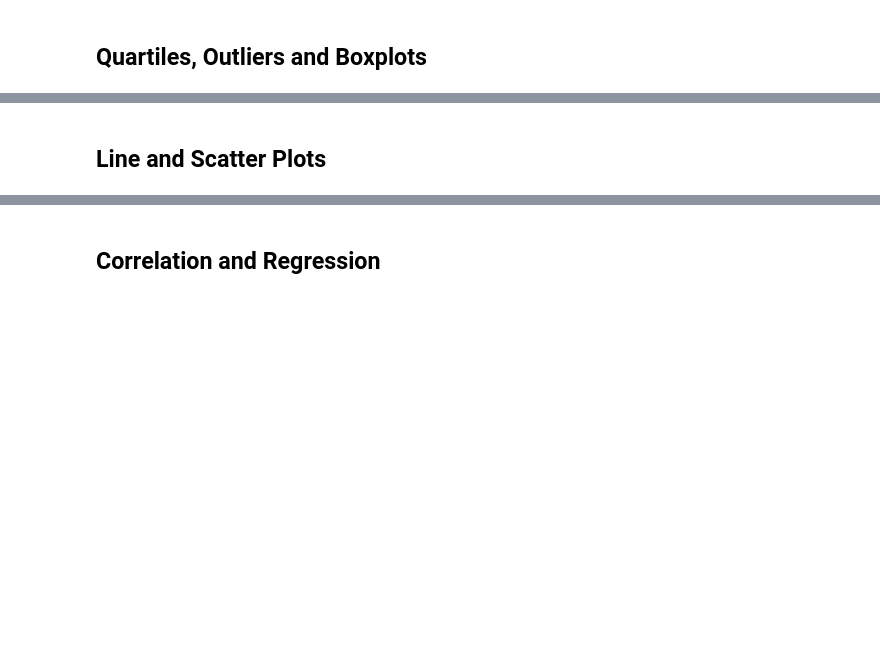
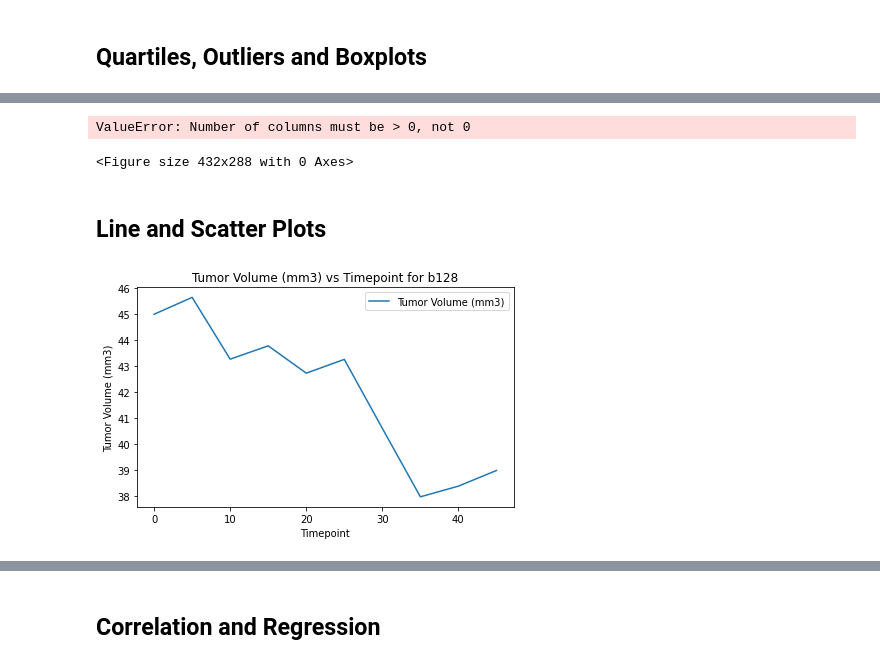
Before and after one commit to jeodaysju/plot-challenge, a Jupyter notebook: pymaceuticals_starter.ipynb, the cells around one changed output, grey strips where cells are left out. Drawn from its saved outputs; the diff is of its cells as text; code cells hidden in the pictures; blank space fills up the shorter version.

```diff
--- a/pymaceuticals_starter.ipynb
+++ b/pymaceuticals_starter.ipynb
@@ -286,2 +379,24 @@ plt.show()
+# %%
+# Generate a box plot of the final tumor volume of each mouse across four regimens of interest
+
+# Example outlier plot of reaction times
+# times = [96,98,100,105,85,88,95,100,101,102,97,98,5]
+# fig1, ax1 = plt.subplots()
+# ax1.set_title('Reaction Times at Baseball Batting Cage')
+# ax1.set_ylabel('Reaction Time (ms)')
+# ax1.boxplot(times)
+# plt.show()
+
+
+
+a1=capomulin_df[['Drug Regimen','Tumor Volume (mm3)']]
+ax = a1.boxplot(by='Tumor Volume (mm3)', meanline=True, showmeans=True, showcaps=True,
+                showbox=True, showfliers=False, return_type='axes')
+a2 = ramicane_df[['Drug Regimen','Tumor Volume (mm3)']]
+a2.boxplot(by='Tumor Volume (mm3)', meanline=True, showmeans=True, showcaps=True,
+           showbox=True, showfliers=False, ax=ax)
+# %% [output]
+ValueError: Number of columns must be > 0, not 0
+<Figure size 432x288 with 0 Axes>
 # %% [markdown]
 ## Line and Scatter Plots
@@ -289,0 +403,16 @@ plt.show()
+# %%
+# Generate a line plot of tumor volume vs. timepoint for a mouse treated with Capomulin
+one_mouse_df = clean_mouse_df.loc[(clean_mouse_df["Mouse ID"] == "b128"), :]
+one_mouse_df.head()
+
+lines = one_mouse_df.plot.line(x ='Timepoint', y = 'Tumor Volume (mm3)')
+
+plt.title("Tumor Volume (mm3) vs Timepoint for b128")
+plt.ylabel("Tumor Volume (mm3)")
+plt.xlabel("Timepoint")
+
+plt.tight_layout()
+
+plt.show()
+# %% [output]
+[figure, added]
```
Also changed, not shown: parts of 14 cells of this notebook.
